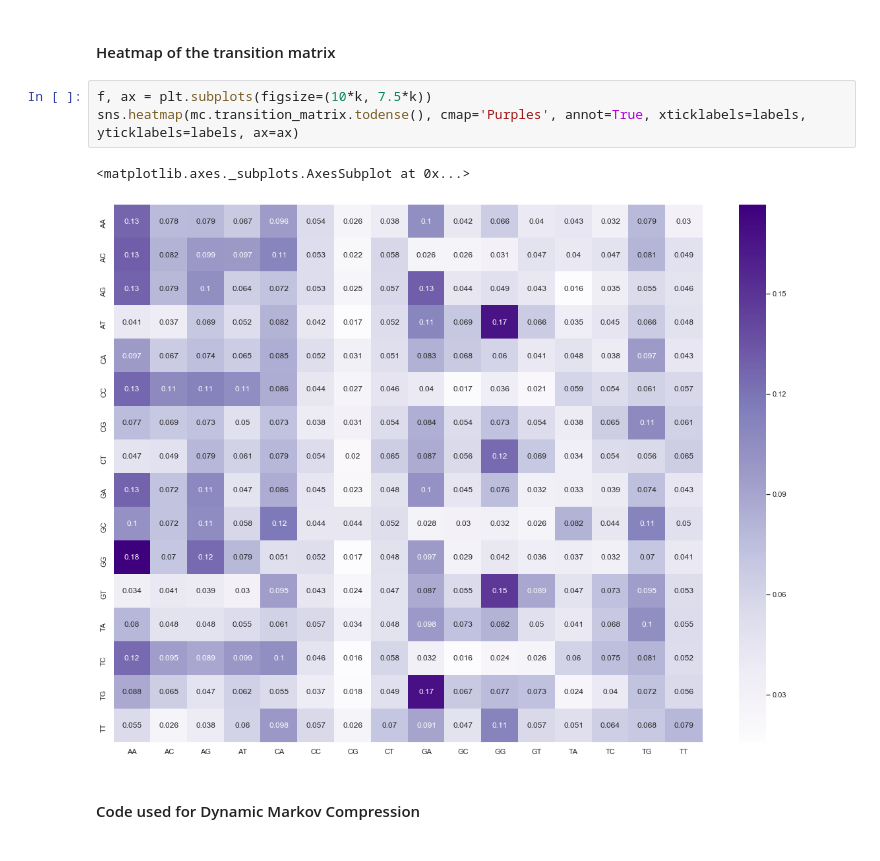
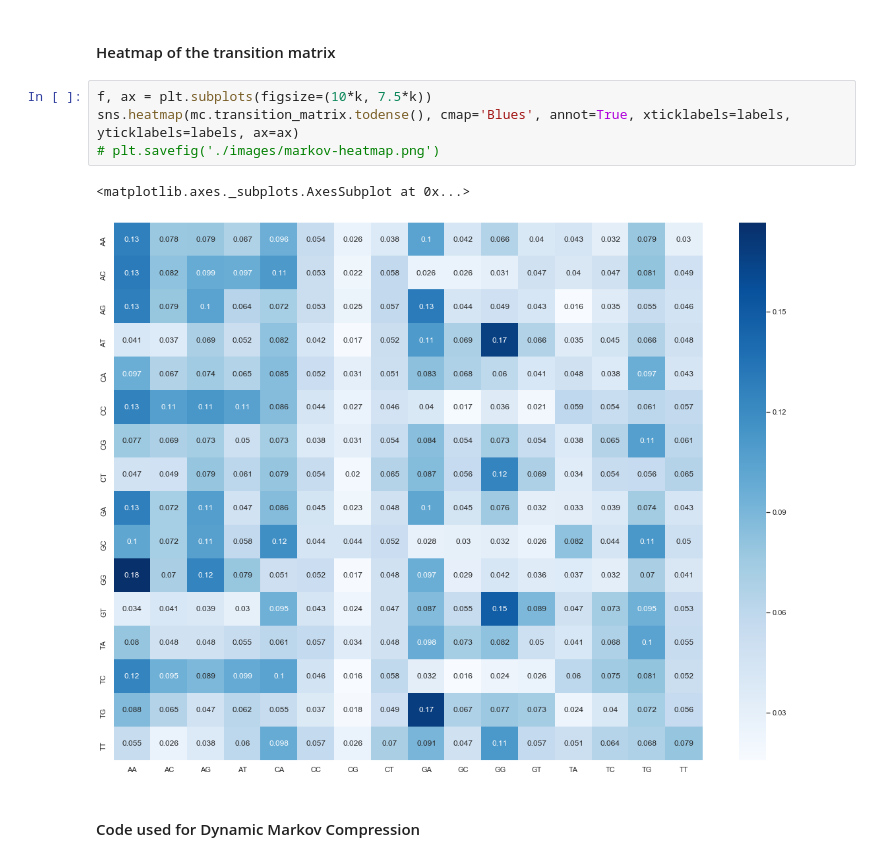
Before and after one commit to rajatdiptabiswas/dna-compression, a Jupyter notebook: dynamic-markov-compression.ipynb, the cells around one changed output. Drawn from its saved outputs; the diff is of its cells as text.

```diff
--- a/dynamic-markov-compression.ipynb
+++ b/dynamic-markov-compression.ipynb
@@ -171,10 +171,11 @@ labels = [''.join(p) for p in product(seq_dict.keys(), repeat=k)]
 #### Heatmap of the transition matrix
 # %%
 f, ax = plt.subplots(figsize=(10*k, 7.5*k))
-sns.heatmap(mc.transition_matrix.todense(), cmap='Purples', annot=True, xticklabels=labels, yticklabels=labels, ax=ax)
+sns.heatmap(mc.transition_matrix.todense(), cmap='Blues', annot=True, xticklabels=labels, yticklabels=labels, ax=ax)
+# plt.savefig('./images/markov-heatmap.png')
 # %% [output]
 <matplotlib.axes._subplots.AxesSubplot at 0x...>
-[figure, old version]
+[figure, new version]
 # %% [markdown]
 #### Code used for Dynamic Markov Compression
 # %%
```
Also changed, not shown: parts of 2 cells of this notebook, 2 other files.
